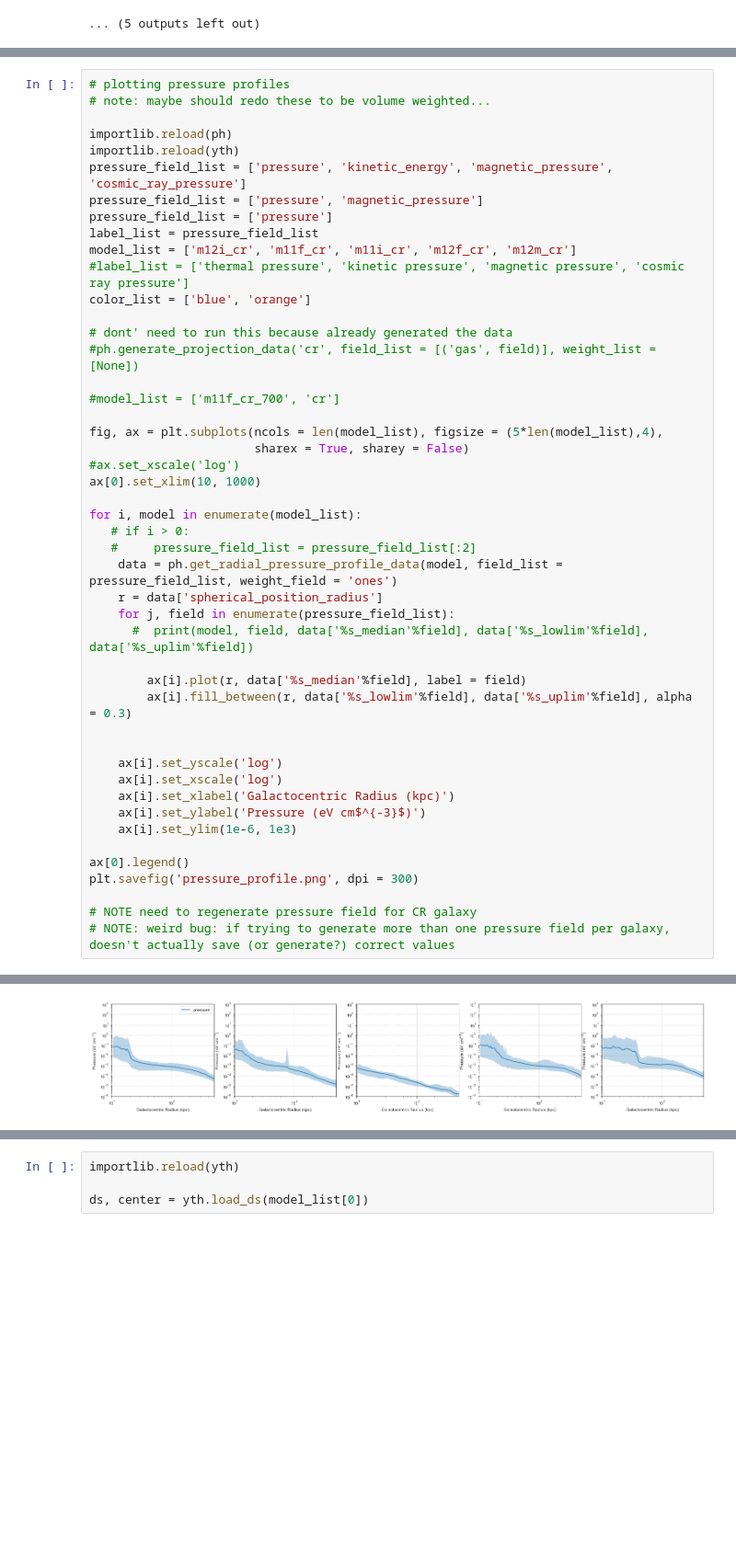
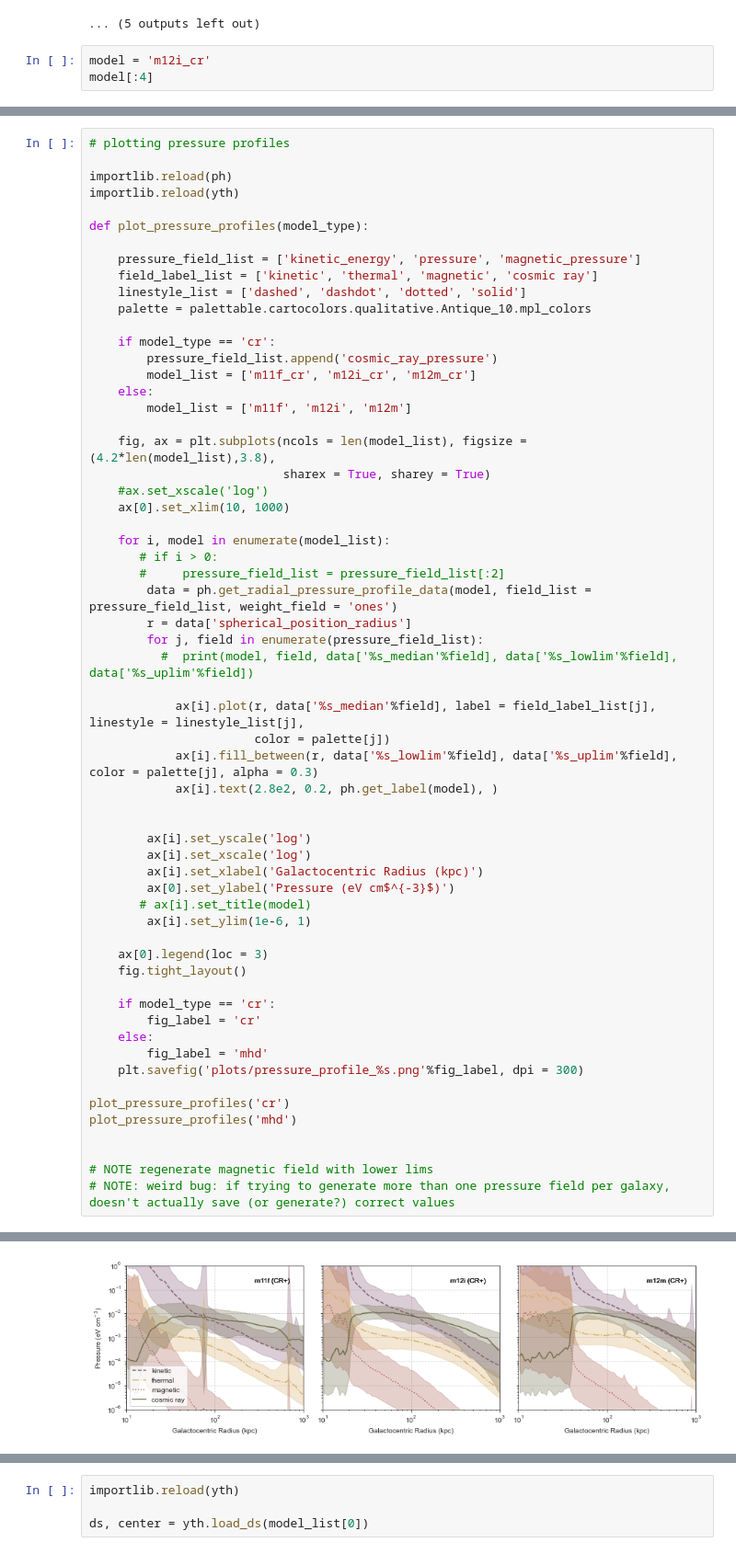
Before and after one commit to ibutsky/cr_diff_cgm, a Jupyter notebook: paper_plots.ipynb, the cells around one changed output, grey strips where cells are left out. Shown at 92% size. Cells and saved outputs as stored; diff of their text form; blank space fills up the shorter version.

Commit message:
semi final version of pressure plot

```diff
--- a/paper_plots.ipynb
+++ b/paper_plots.ipynb
@@ -108,3 +108,6 @@ yt : [INFO     ] 2022-04-06 17:49:19,178 Making a fixed resolution buffer of (('
 [15974.77714881 17761.33853141 19171.47785525] code_length [16325.77714881 18112.33853141 19522.47785525] code_length
 x ('gas', 'H_nuclei_density')
 ... (5 outputs left out)
+# %%
+model = 'm12i_cr'
+model[:4]
@@ -111,48 +116,61 @@ x ('gas', 'H_nuclei_density')
 # %%
 # plotting pressure profiles
-# note: maybe should redo these to be volume weighted...
 
 importlib.reload(ph)
 importlib.reload(yth)
-pressure_field_list = ['pressure', 'kinetic_energy', 'magnetic_pressure', 'cosmic_ray_pressure']
-pressure_field_list = ['pressure', 'magnetic_pressure']
-pressure_field_list = ['pressure']
-label_list = pressure_field_list
-model_list = ['m12i_cr', 'm11f_cr', 'm11i_cr', 'm12f_cr', 'm12m_cr']
-#label_list = ['thermal pressure', 'kinetic pressure', 'magnetic pressure', 'cosmic ray pressure']
-color_list = ['blue', 'orange']
 
-# dont' need to run this because already generated the data
-#ph.generate_projection_data('cr', field_list = [('gas', field)], weight_list = [None])
+def plot_pressure_profiles(model_type):
 
-#model_list = ['m11f_cr_700', 'cr']
+    pressure_field_list = ['kinetic_energy', 'pressure', 'magnetic_pressure']
+    field_label_list = ['kinetic', 'thermal', 'magnetic', 'cosmic ray']
+    linestyle_list = ['dashed', 'dashdot', 'dotted', 'solid']
+    palette = palettable.cartocolors.qualitative.Antique_10.mpl_colors
 
-fig, ax = plt.subplots(ncols = len(model_list), figsize = (5*len(model_list),4),
-                       sharex = True, sharey = False)
-#ax.set_xscale('log')
-ax[0].set_xlim(10, 1000)
+    if model_type == 'cr':
+        pressure_field_list.append('cosmic_ray_pressure')
+        model_list = ['m11f_cr', 'm12i_cr', 'm12m_cr']
+    else:
+        model_list = ['m11f', 'm12i', 'm12m']
 
-for i, model in enumerate(model_list):
-   # if i > 0:
-   #     pressure_field_list = pressure_field_list[:2]
-    data = ph.get_radial_pressure_profile_data(model, field_list = pressure_field_list, weight_field = 'ones')
-    r = data['spherical_position_radius']
-    for j, field in enumerate(pressure_field_list):
-      #  print(model, field, data['%s_median'%field], data['%s_lowlim'%field],  data['%s_uplim'%field])
+    fig, ax = plt.subplots(ncols = len(model_list), figsize = (4.2*len(model_list),3.8),
+                           sharex = True, sharey = True)
+    #ax.set_xscale('log')
+    ax[0].set_xlim(10, 1000)
 
-        ax[i].plot(r, data['%s_median'%field], label = field)
-        ax[i].fill_between(r, data['%s_lowlim'%field], data['%s_uplim'%field], alpha = 0.3)
+    for i, model in enumerate(model_list):
+       # if i > 0:
+       #     pressure_field_list = pressure_field_list[:2]
+        data = ph.get_radial_pressure_profile_data(model, field_list = pressure_field_list, weight_field = 'ones')
+        r = data['spherical_position_radius']
+        for j, field in enumerate(pressure_field_list):
+          #  print(model, field, data['%s_median'%field], data['%s_lowlim'%field],  data['%s_uplim'%field])
+
+            ax[i].plot(r, data['%s_median'%field], label = field_label_list[j], linestyle = linestyle_list[j],
+                       color = palette[j])
+            ax[i].fill_between(r, data['%s_lowlim'%field], data['%s_uplim'%field], color = palette[j], alpha = 0.3)
+            ax[i].text(2.8e2, 0.2, ph.get_label(model), )
 
 
-    ax[i].set_yscale('log')
-    ax[i].set_xscale('log')
-    ax[i].set_xlabel('Galactocentric Radius (kpc)')
-    ax[i].set_ylabel('Pressure (eV cm$^{-3}$)')
-    ax[i].set_ylim(1e-6, 1e3)
+        ax[i].set_yscale('log')
+        ax[i].set_xscale('log')
+        ax[i].set_xlabel('Galactocentric Radius (kpc)')
+        ax[0].set_ylabel('Pressure (eV cm$^{-3}$)')
+       # ax[i].set_title(model)
+        ax[i].set_ylim(1e-6, 1)
 
-ax[0].legend()
-plt.savefig('pressure_profile.png', dpi = 300)
+    ax[0].legend(loc = 3)
+    fig.tight_layout()
 
-# NOTE need to regenerate pressure field for CR galaxy
+    if model_type == 'cr':
+        fig_label = 'cr'
+    else:
+        fig_label = 'mhd'
+    plt.savefig('plots/pressure_profile_%s.png'%fig_label, dpi = 300)
+
+plot_pressure_profiles('cr')
+plot_pressure_profiles('mhd')
+
+
+# NOTE regenerate magnetic field with lower lims
 # NOTE: weird bug: if trying to generate more than one pressure field per galaxy, doesn't actually save (or generate?) correct values
 # %% [output]
@@ -176 +177 @@ yt : [INFO     ] 2022-06-24 16:13:40,580 max value is 1.39575e-20 at 26352.84514
-[figure, old version]
+[figure, new version]
```
Also changed, not shown: parts of 7 cells of this notebook, 1 other file.
